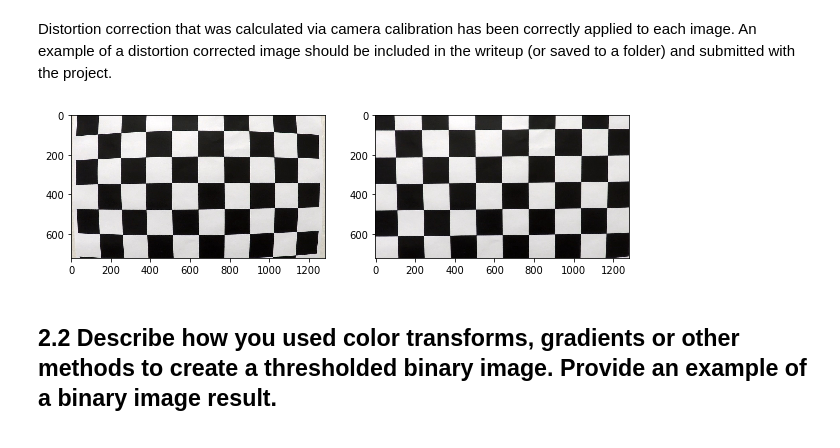
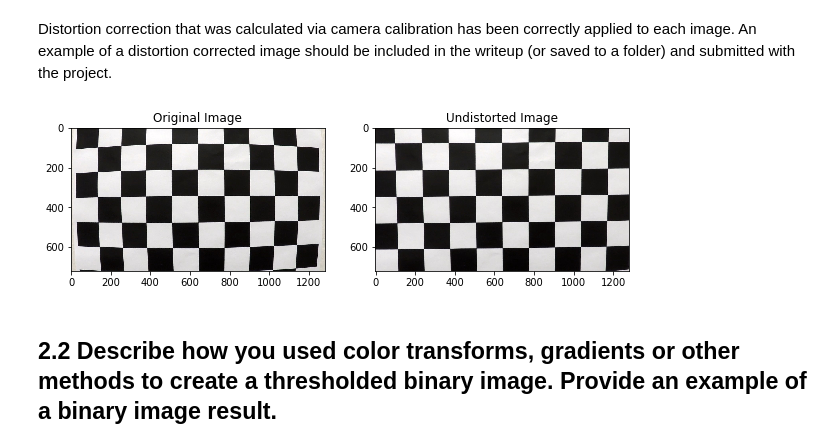
Before and after one commit to mgdreamingstar/CarND-Advanced-Lane-Lines, a Jupyter notebook: Advance-Lane-Lines.ipynb, the cells around one changed output. Cells and saved outputs as stored; diff of their text form; code cells hidden in the pictures.

Commit message:
Waming up and writeup 1-2.
Camera calibration and thresholded binary images.

```diff
--- a/Advance-Lane-Lines.ipynb
+++ b/Advance-Lane-Lines.ipynb
@@ -125,21 +125,25 @@ def undistortion6(img_path):
 # %%
 %matplotlib inline
 image = glob.glob(r'D:\Github\CarND-Advanced-Lane-Lines\camera_cal\*.jpg')[0]
 camera_cal_dir = os.path.abspath(r'.\output_images\distortion-corrected.jpg')
 
 # 给的图片可能会只有5行
 try:
     f, (ax1, ax2) = plt.subplots(1,2,figsize=(10,5))
     ax1.imshow(mpimg.imread(image))
+    ax1.set_title('Original Image')
     ax2.imshow(undistortion5(image))
+    ax2.set_title('Undistorted Image')
     cv2.imwrite(camera_cal_dir, undistortion5(image))
 except:
     f, (ax1, ax2) = plt.subplots(1,2,figsize=(10,5))
     ax1.imshow(mpimg.imread(image))
+    ax1.set_title('Original Image')
     ax2.imshow(undistortion6(image))
+    ax2.set_title('Undistorted Image')
     cv2.imwrite(camera_cal_dir, undistortion6(image))
 # %% [output]
-[figure, old version]
+[figure, new version]
 # %% [markdown]
 ## 2.2 Describe how you used color transforms, gradients or other methods to create a thresholded binary image. Provide an example of a binary image result.
 # %% [markdown]
```
Also changed, not shown: parts of 6 cells of this notebook, 9 other files.
